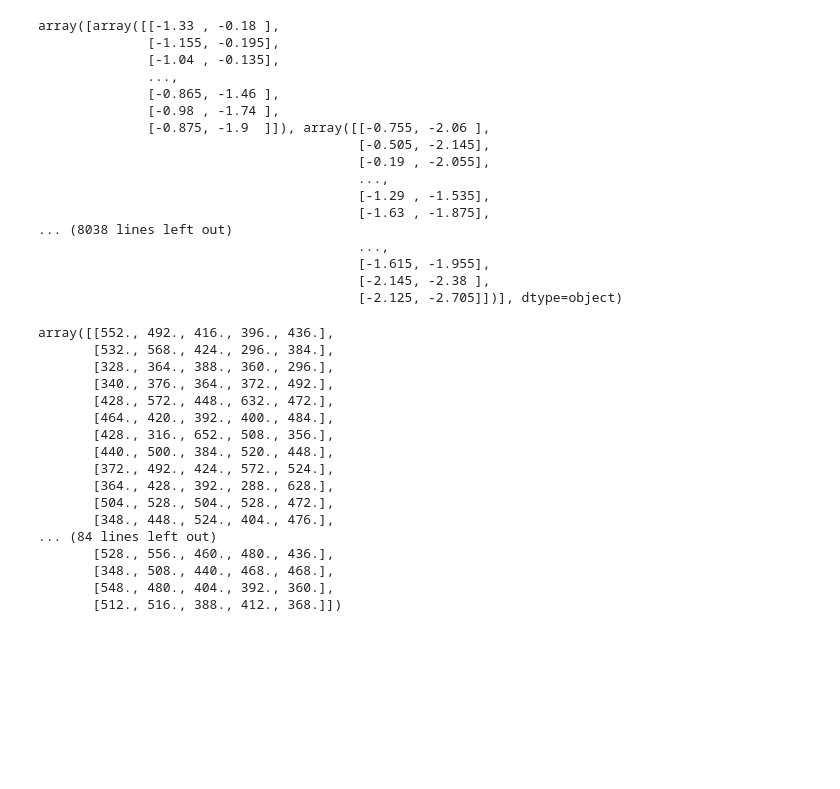
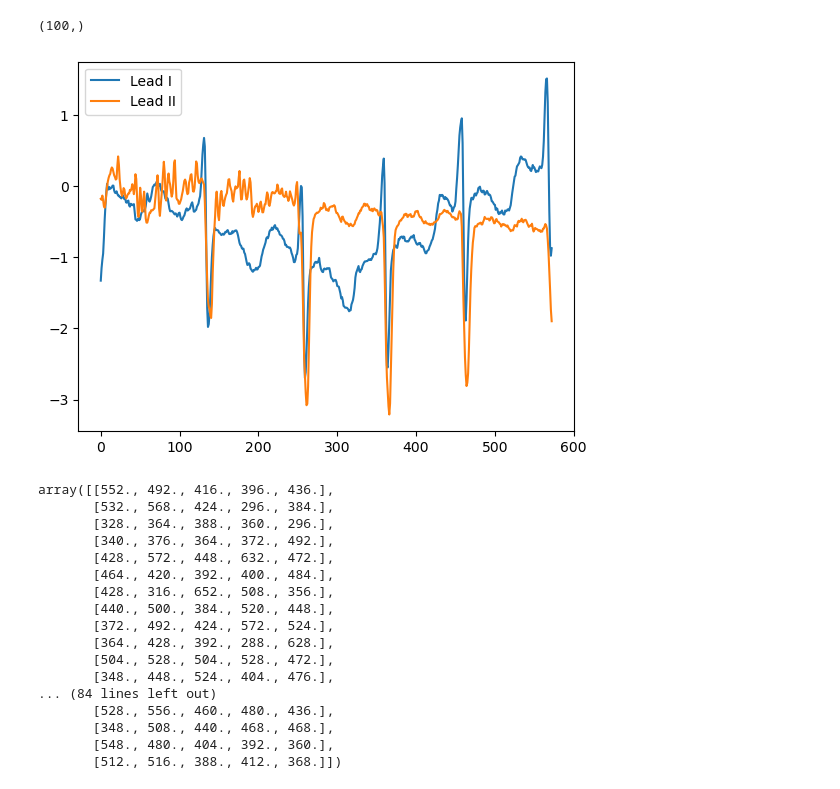
Before and after one commit to Apollyion/atrial_fibrilation_detection, a Jupyter notebook: src/exploring_afdb.ipynb, the cells around one changed output. Cells and saved outputs as stored; diff of their text form; code cells hidden in the pictures; blank space fills up the shorter version.

```diff
--- a/src/exploring_afdb.ipynb
+++ b/src/exploring_afdb.ipynb
@@ -141,25 +153,23 @@ Record ID: 04015, AFIB Intervals: [(102584, 119603), (121773, 122193), (133348,
 # %%
 # Trechos da gravação 04015 particionadas em segmentos de 5 RRIs que foram diagnosticadas com FA
 
-np.load(f"./exploring_afdb_results/0_04015_recording_segment.npy", allow_pickle=True)
+A = np.load(f"./exploring_afdb_results/0_04015_recording_segment.npy", allow_pickle=True)
-# %% [output]
-array([array([[-1.33 , -0.18 ],
-              [-1.155, -0.195],
-              [-1.04 , -0.135],
-              ...,
-              [-0.865, -1.46 ],
-              [-0.98 , -1.74 ],
-              [-0.875, -1.9  ]]), array([[-0.755, -2.06 ],
-                                         [-0.505, -2.145],
-                                         [-0.19 , -2.055],
-                                         ...,
-                                         [-1.29 , -1.535],
-                                         [-1.63 , -1.875],
-... (8038 lines left out)
-                                         ...,
-                                         [-1.615, -1.955],
-                                         [-2.145, -2.38 ],
-                                         [-2.125, -2.705]])], dtype=object)
+# %%
+A
+# %% [output]
+(100,)
+# %%
+A_0 = A[0]
+# %%
+# Plot A_0
+import matplotlib.pyplot as plt
+
+plt.plot(A_0[:, 0])
+plt.plot(A_0[:, 1])
+plt.legend(["Lead I", "Lead II"])
+plt.show()
+# %% [output]
+[figure, added]
 # %%
 # Os RRIs da gravação 04015 agrupados em segmentos de tamanho 5 diagnosticados com FA
 
```
Also changed, not shown: parts of 1 cell of this notebook, 18 other files.
